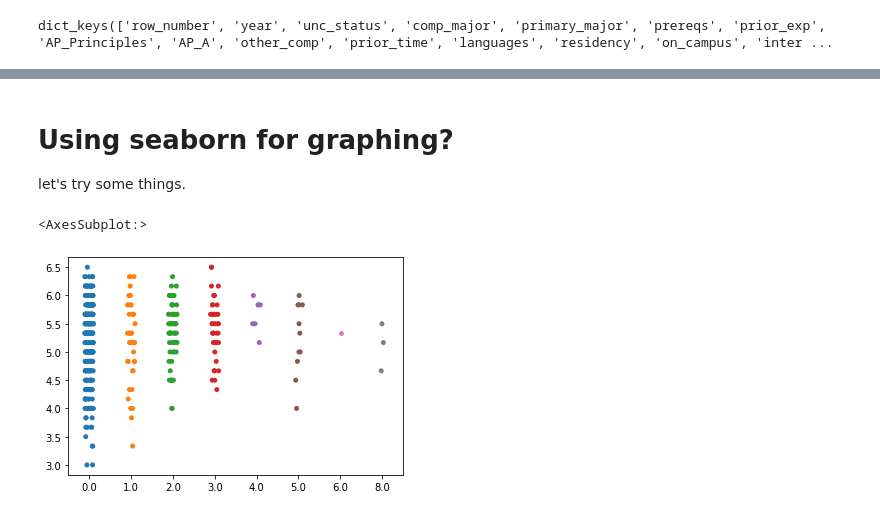
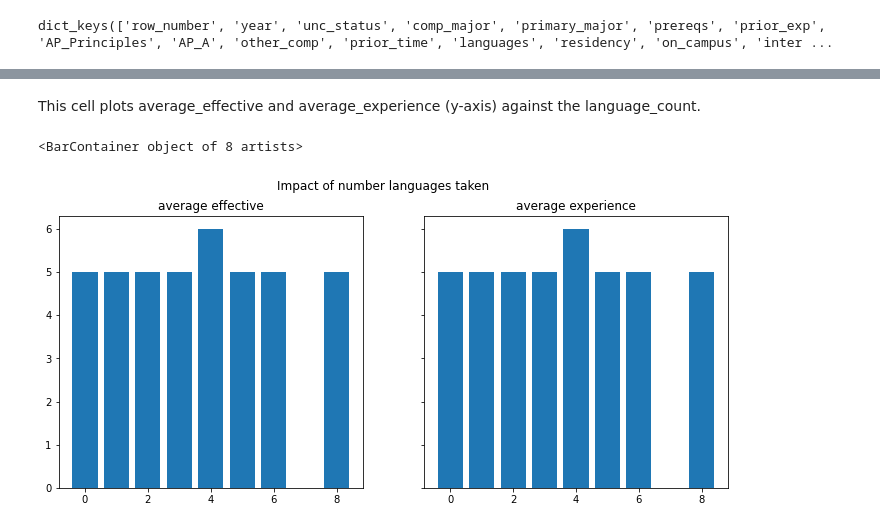
Before and after one commit to vondoste/comp110-21s-workspace, a Jupyter notebook: projects/pj01/analysis.ipynb, the cells around one changed output, grey strips where cells are left out. Drawn from its saved outputs; the diff is of its cells as text; code cells hidden in the pictures.

```diff
--- a/projects/pj01/analysis.ipynb
+++ b/projects/pj01/analysis.ipynb
@@ -121,0 +144,5 @@ tabulate(head(selected_data, 10), selected_data.keys(), "html")
+# %%
+breakdown: dict[str, int] = count(data_cols["overall_effective"])
+
+for key in breakdown:
+    print(f" {breakdown[key]} students gave an overall_effective rating of {key} ")
@@ -239,21 +406,17 @@ plt.show()
-# %% [markdown]
-# Using seaborn for graphing?
-
-let's try some things.
-# %%
-import seaborn
-
-selected_data: dict[str, list[str]] = select(data_cols, ["overall_experience", "language_count"])
-x_values: list[float] = []
-y_values: list[float] = []
-
-for item in selected_data["overall_experience"]:
-    y_values.append(float(item))
-
-for item in selected_data["language_count"]:
-    x_values.append(float(item))
-
-seaborn.stripplot(x_values, y_values)
-# %% [output]
-<AxesSubplot:>
-[figure, removed]
+# %% [markdown]
+
+This cell plots average_effective and average_experience (y-axis) against the language_count.
+# %%
+fig, axes = plt.subplots(1, 2, figsize=(12, 5), sharey=True)
+fig.suptitle("Impact of number languages taken (x-axis)")
+
+
+axes[0].set_title("average effective")
+axes[0].bar(data_set_2["language_count"], data_set_2["average_effective"])
+axes[0].tick_params(axis='x', labelrotation = 0)
+
+axes[1].set_title("average experience")
+axes[1].bar(data_set_2["language_count"], data_set_2["average_experience"])
+# %% [output]
+<BarContainer object of 8 artists>
+[figure, added]
```
Also changed, not shown: parts of 32 cells of this notebook, 1 other file.
